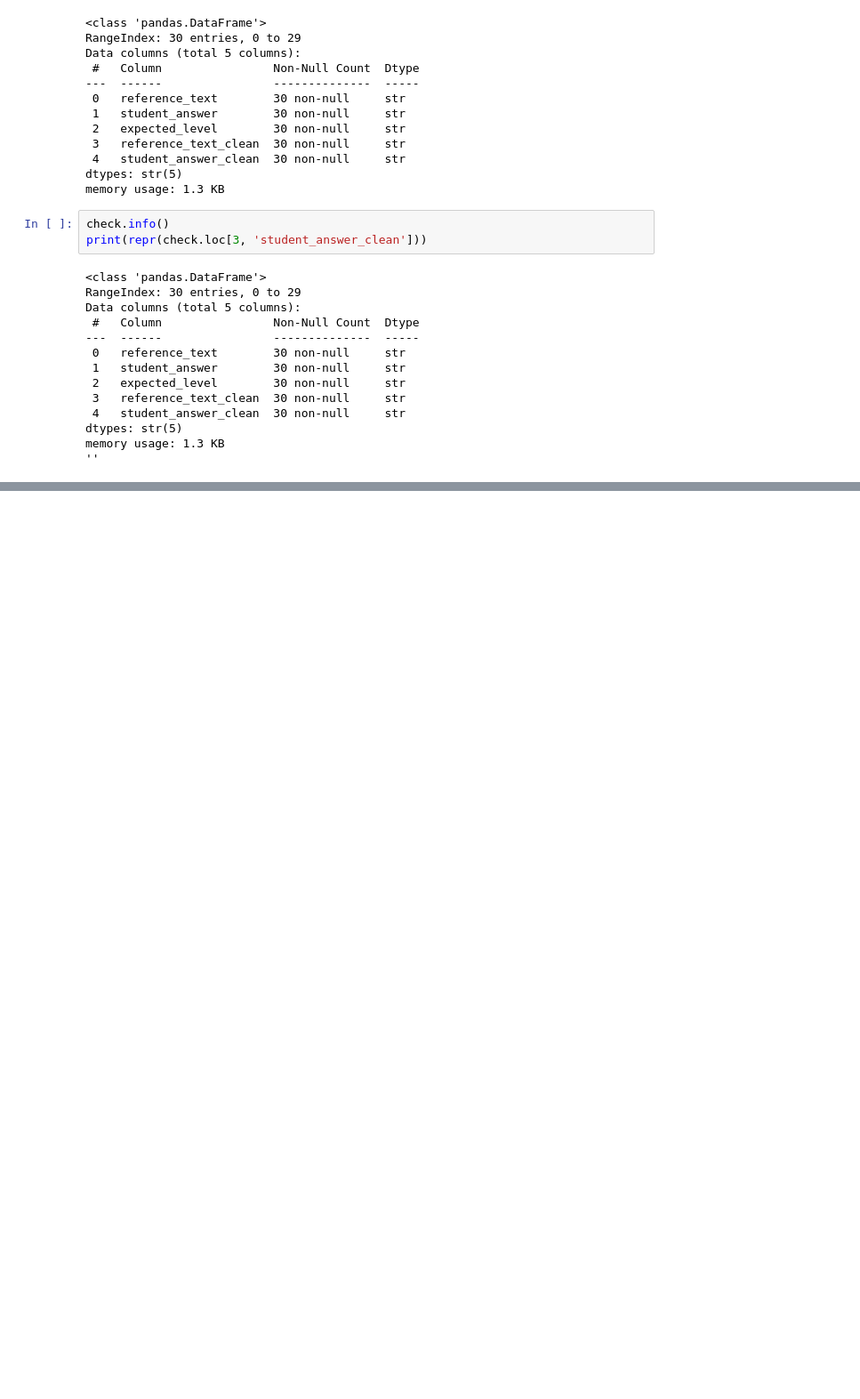
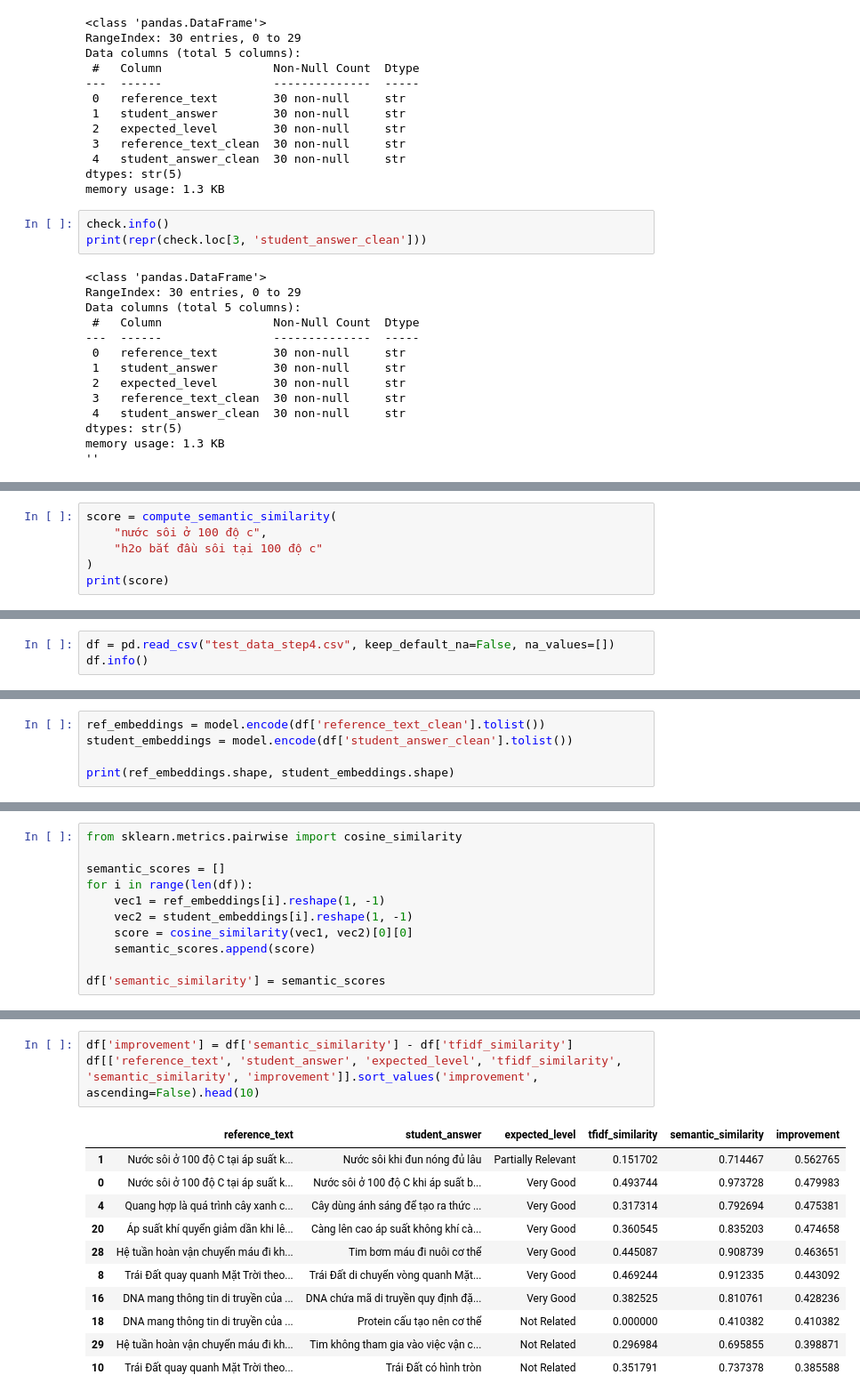
Before and after one commit to toloannguyen/QUIZ_PLATFORM, a Jupyter notebook: ai-service/scratchpad.ipynb, the cells around one changed output, grey strips where cells are left out. Shown at 89% size. Cells and saved outputs as stored; diff of their text form; blank space fills up the shorter version.

```diff
--- a/ai-service/scratchpad.ipynb
+++ b/ai-service/scratchpad.ipynb
@@ -600,0 +907,6 @@ memory usage: 1.3 KB
+# %%
+score = compute_semantic_similarity(
+    "nước sôi ở 100 độ c",
+    "h2o bắt đầu sôi tại 100 độ c"
+)
+print(score)
@@ -600,0 +959,3 @@ memory usage: 1.3 KB
+# %%
+df = pd.read_csv("test_data_step4.csv", keep_default_na=False, na_values=[])
+df.info()
@@ -600,0 +976,5 @@ memory usage: 1.3 KB
+# %%
+ref_embeddings = model.encode(df['reference_text_clean'].tolist())
+student_embeddings = model.encode(df['student_answer_clean'].tolist())
+
+print(ref_embeddings.shape, student_embeddings.shape)
@@ -600,0 +983,11 @@ memory usage: 1.3 KB
+# %%
+from sklearn.metrics.pairwise import cosine_similarity
+
+semantic_scores = []
+for i in range(len(df)):
+    vec1 = ref_embeddings[i].reshape(1, -1)
+    vec2 = student_embeddings[i].reshape(1, -1)
+    score = cosine_similarity(vec1, vec2)[0][0]
+    semantic_scores.append(score)
+
+df['semantic_similarity'] = semantic_scores
@@ -600,0 +1026,15 @@ memory usage: 1.3 KB
+# %%
+df['improvement'] = df['semantic_similarity'] - df['tfidf_similarity']
+df[['reference_text', 'student_answer', 'expected_level', 'tfidf_similarity', 'semantic_similarity', 'improvement']].sort_values('improvement', ascending=False).head(10)
+# %% [output]
+|  | reference_text | student_answer | expected_level | tfidf_similarity | semantic_similarity | improvement |
+| 1 | Nước sôi ở 100 độ C tại áp suất k... | Nước sôi khi đun nóng đủ lâu | Partially Relevant | 0.151702 | 0.714467 | 0.562765 |
+| 0 | Nước sôi ở 100 độ C tại áp suất k... | Nước sôi ở 100 độ C khi áp suất b... | Very Good | 0.493744 | 0.973728 | 0.479983 |
+| 4 | Quang hợp là quá trình cây xanh c... | Cây dùng ánh sáng để tạo ra thức ... | Very Good | 0.317314 | 0.792694 | 0.475381 |
+| 20 | Áp suất khí quyển giảm dần khi lê... | Càng lên cao áp suất không khí cà... | Very Good | 0.360545 | 0.835203 | 0.474658 |
+| 28 | Hệ tuần hoàn vận chuyển máu đi kh... | Tim bơm máu đi nuôi cơ thể | Very Good | 0.445087 | 0.908739 | 0.463651 |
+| 8 | Trái Đất quay quanh Mặt Trời theo... | Trái Đất di chuyển vòng quanh Mặt... | Very Good | 0.469244 | 0.912335 | 0.443092 |
+| 16 | DNA mang thông tin di truyền của ... | DNA chứa mã di truyền quy định đặ... | Very Good | 0.382525 | 0.810761 | 0.428236 |
+| 18 | DNA mang thông tin di truyền của ... | Protein cấu tạo nên cơ thể | Not Related | 0.000000 | 0.410382 | 0.410382 |
+| 29 | Hệ tuần hoàn vận chuyển máu đi kh... | Tim không tham gia vào việc vận c... | Not Related | 0.296984 | 0.695855 | 0.398871 |
+| 10 | Trái Đất quay quanh Mặt Trời theo... | Trái Đất có hình tròn | Not Related | 0.351791 | 0.737378 | 0.385588 |
```
Also changed, not shown: parts of 157 cells of this notebook, 15 other files.
